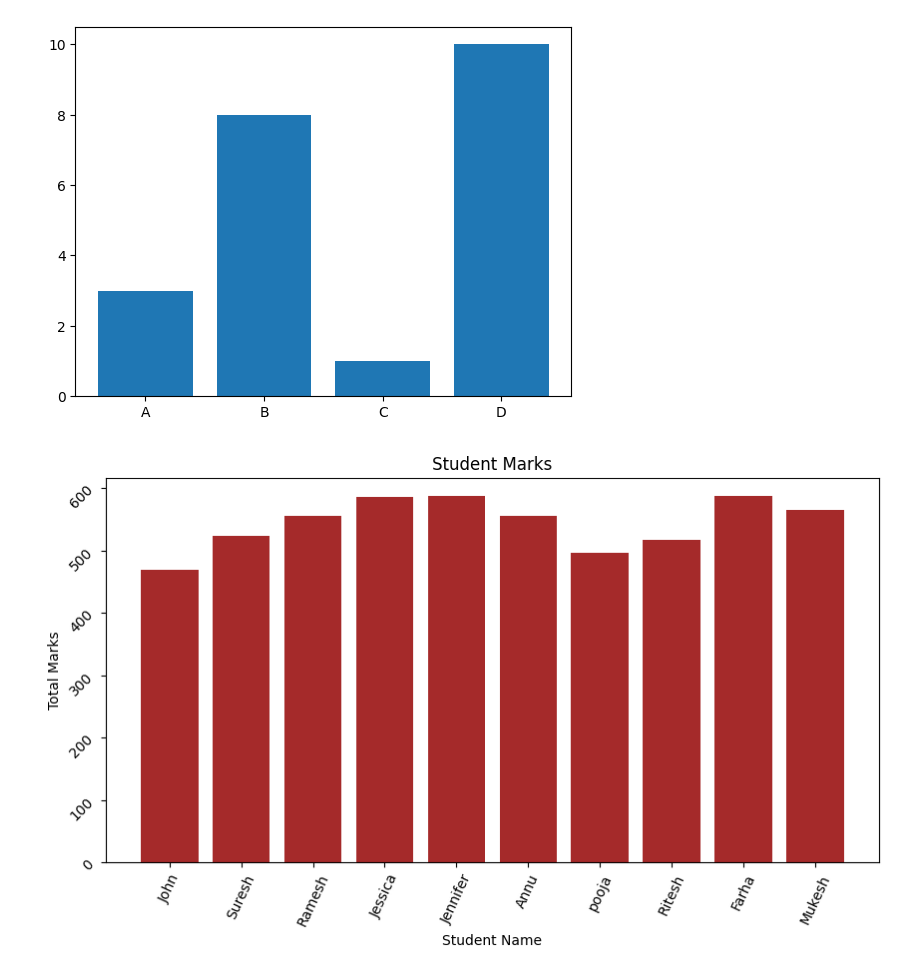
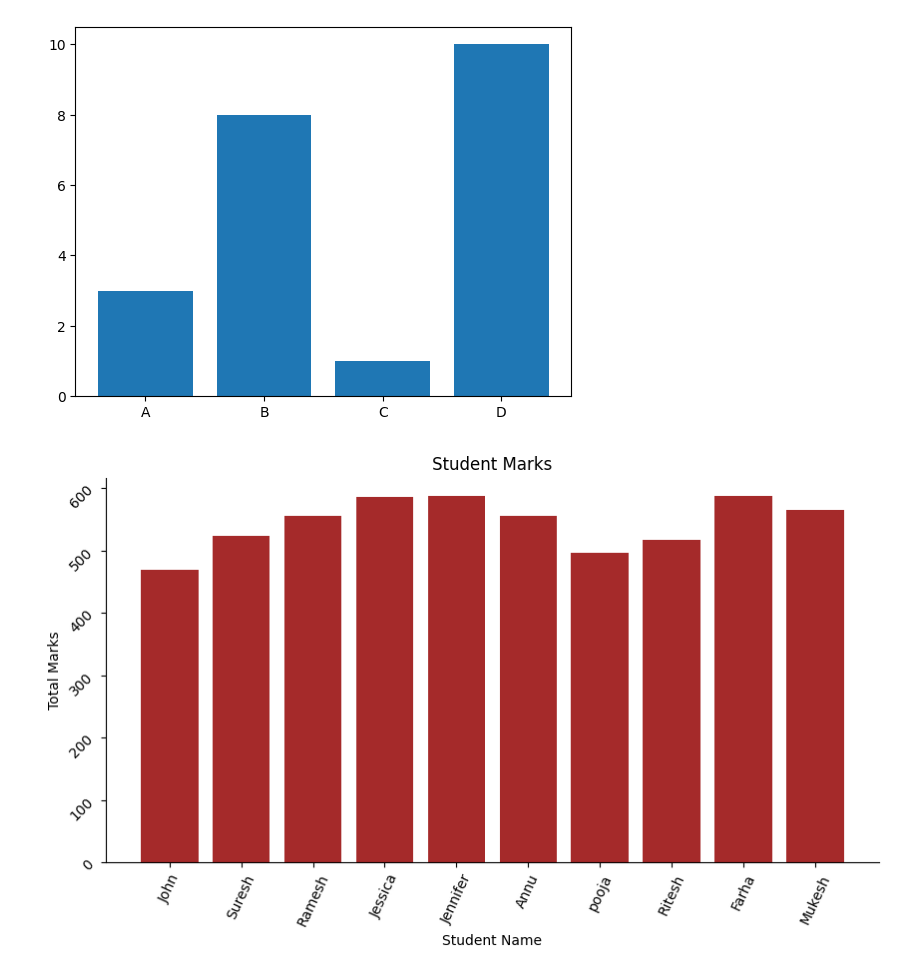
Before and after one commit to AbilashSP10/Python_Learning, a Jupyter notebook: MathPlotLib/Mathplotlib.ipynb, the cells around one changed output. Drawn from its saved outputs; the diff is of its cells as text; code cells hidden in the pictures.

```diff
--- a/MathPlotLib/Mathplotlib.ipynb
+++ b/MathPlotLib/Mathplotlib.ipynb
@@ -265,31 +268,38 @@ plt.show()
 import pandas as pd
 
 data=pd.read_csv("D:\learning\Git_Main\python_learning\Pandas\student_marks.csv")
 
 df=pd.DataFrame(data)
 
 df
 
 df['Total_Marks'] = df['Maths'] + df['Physics'] + df['Chemistry'] + df['English'] + df['Biology'] + df['Economics'] + df['History'] + df['Civics']
 df.rename(columns={'Unnamed: 0': 'Student_Name'}, inplace=True)
 
 plt.figure(figsize=(10,5))
 
 plt.bar(df['Student_Name'], df['Total_Marks'],color="brown")
 
 plt.xlabel("Student Name")
 plt.ylabel("Total Marks")
 
 plt.title("Student Marks")
 
 plt.xticks(rotation=65)
 plt.yticks(rotation=45)
 
+# Remove top and right border lines
+
+ax = plt.gca()
+
+ax.spines['top'].set_visible(False)
+ax.spines['right'].set_visible(False)
+
 plt.show()
 
 
 # plt.bar(x)
 
 # plt.show()
 # %% [output]
-[figure, old version]
+[figure, new version]
```
Also changed, not shown: parts of 6 cells of this notebook, 1 other file.
